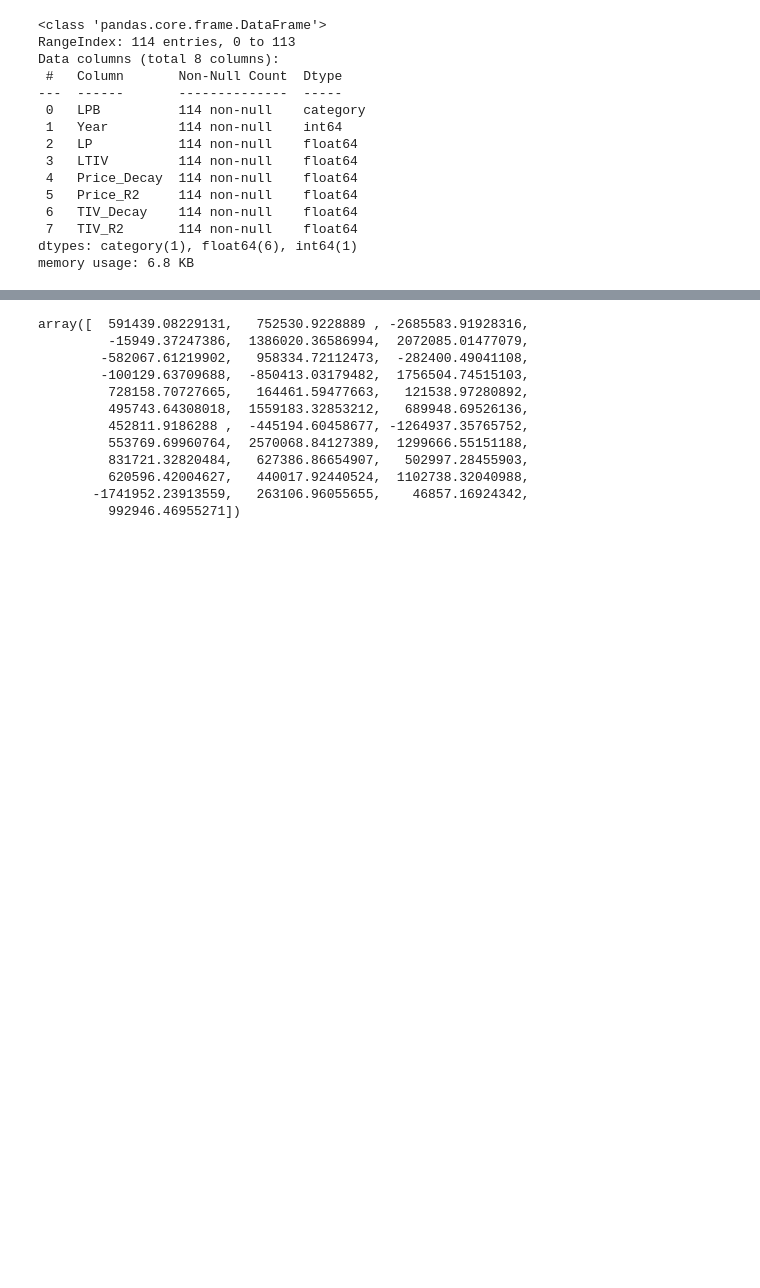
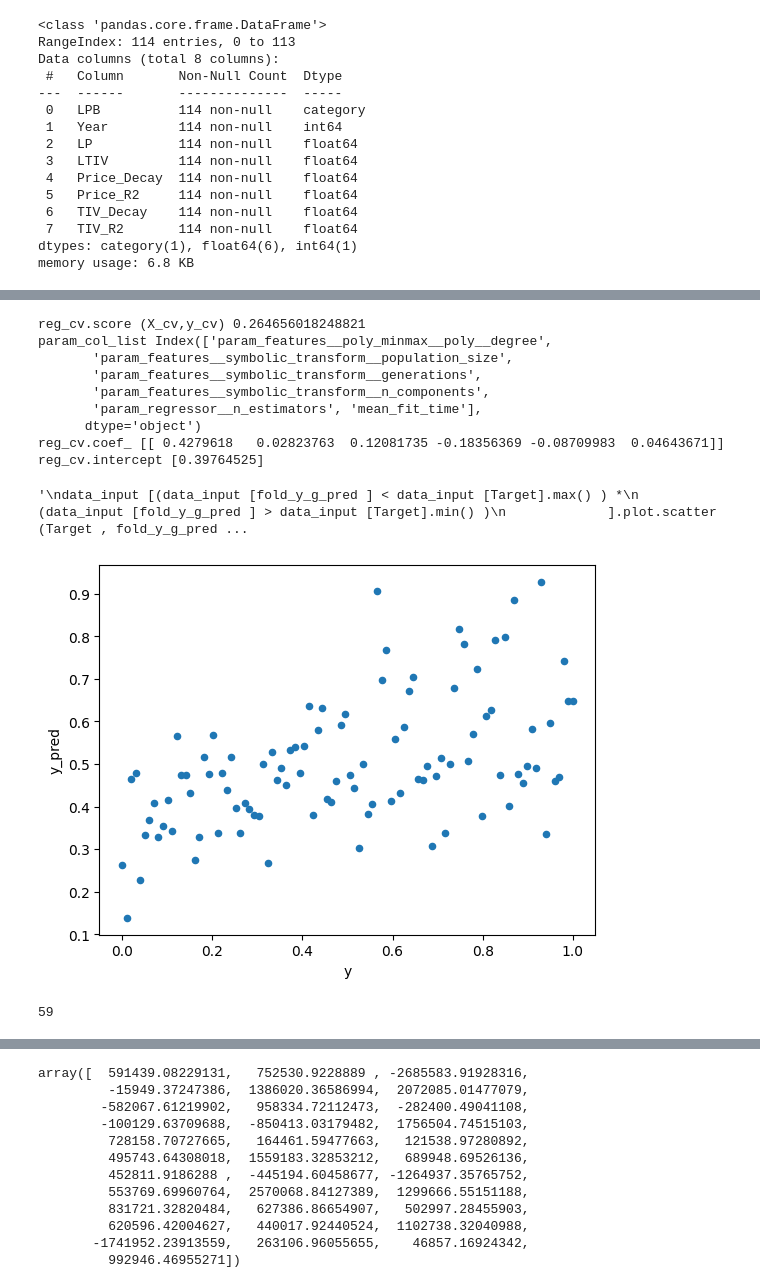
Before and after one commit to Eezzeldin/POC, a Jupyter notebook: Profit_ML_V5_run0ipynb.ipynb, the cells around one changed output, grey strips where cells are left out. Saved outputs shown, nothing was run; the diff lists cells and outputs as text; code cells hidden in the pictures; blank space fills up the shorter version.

```diff
--- a/Profit_ML_V5_run0ipynb.ipynb
+++ b/Profit_ML_V5_run0ipynb.ipynb
@@ -362,3 +340,70 @@ Best Parameters: {'n_estimators': 26, 'max_depth': 15, 'criterion': 'gini', 'boo
+# %%
+param_col_list  = ["param_" +i for i in list (param_distributions.keys()) ]
+performance_list = ["mean_fit_time"  ,"rank_test_score" ]
+cv_cols = np.concatenate ([param_col_list ,  performance_list ]).tolist()
+
+cv_df = pd.DataFrame (random_search.cv_results_) [cv_cols]
+
+X_cv = cv_df.iloc [:,:-1]
+y_cv = cv_df.iloc [:,-1]
+
+X_cv_scaler = MinMaxScaler ()
+y_cv_scaler = MinMaxScaler ()
+
+X_cv_scaled = X_cv_scaler.fit_transform (X_cv)
+y_cv_scaled = y_cv_scaler.fit_transform (y_cv.values.reshape (-1,1))
+
+reg_cv = LinearRegression ()
+reg_cv.fit (X_cv_scaled , y_cv_scaled)
+
+y_pred_cv = reg_cv.predict (X_cv_scaled)
+
+print ('reg_cv.score (X_cv,y_cv)' , reg_cv.score (X_cv_scaled,y_cv_scaled))
+
+cv_df ["y"]         = y_cv_scaled
+cv_df ["y_pred"]    = y_pred_cv
+
+cv_df [(cv_df ["y_pred" ] < cv_df ["y"].max() ) *
+            (cv_df ["y_pred" ] > cv_df ["y"].min() )
+             ].plot.scatter ("y" , "y_pred" )
+
+print ('param_col_list' ,X_cv.columns )
+print ("reg_cv.coef_",reg_cv.coef_)
+print ("reg_cv.intercept",reg_cv.intercept_)
+
+
+'''
+fig, ax = plt.subplots()
+
+ax.scatter(y_cv,y_pred_cv)
+#ax.plot([i for i in range (y.shape [0]) ],  ,color ="green")
+plt.show()
+
+print ("reg_cv.coef_",reg_cv.coef_)
+'''
+
+'''
+data_input [(data_input [fold_y_g_pred ] < data_input [Target].max() ) *
+            (data_input [fold_y_g_pred ] > data_input [Target].min() )
+             ].plot.scatter (Target , fold_y_g_pred )
+'''
+# %% [output]
+reg_cv.score (X_cv,y_cv) 0.264656018248821
+param_col_list Index(['param_features__poly_minmax__poly__degree',
+       'param_features__symbolic_transform__population_size',
+       'param_features__symbolic_transform__generations',
+       'param_features__symbolic_transform__n_components',
+       'param_regressor__n_estimators', 'mean_fit_time'],
+      dtype='object')
+reg_cv.coef_ [[ 0.4279618   0.02823763  0.12081735 -0.18356369 -0.08709983  0.04643671]]
+reg_cv.intercept [0.39764525]
+'\ndata_input [(data_input [fold_y_g_pred ] < data_input [Target].max() ) *\n            (data_input [fold_y_g_pred ] > data_input [Target].min() )\n             ].plot.scatter (Target , fold_y_g_pred ...
+[figure, added]
+# %%
+from scipy.stats import randint
+randint(10, 200).rvs()
+# %% [output]
+59
 # %%
 from sklearn.base import BaseEstimator, TransformerMixin
 from sklearn.pipeline import Pipeline, FeatureUnion
```
Also changed, not shown: parts of 7 cells of this notebook.
